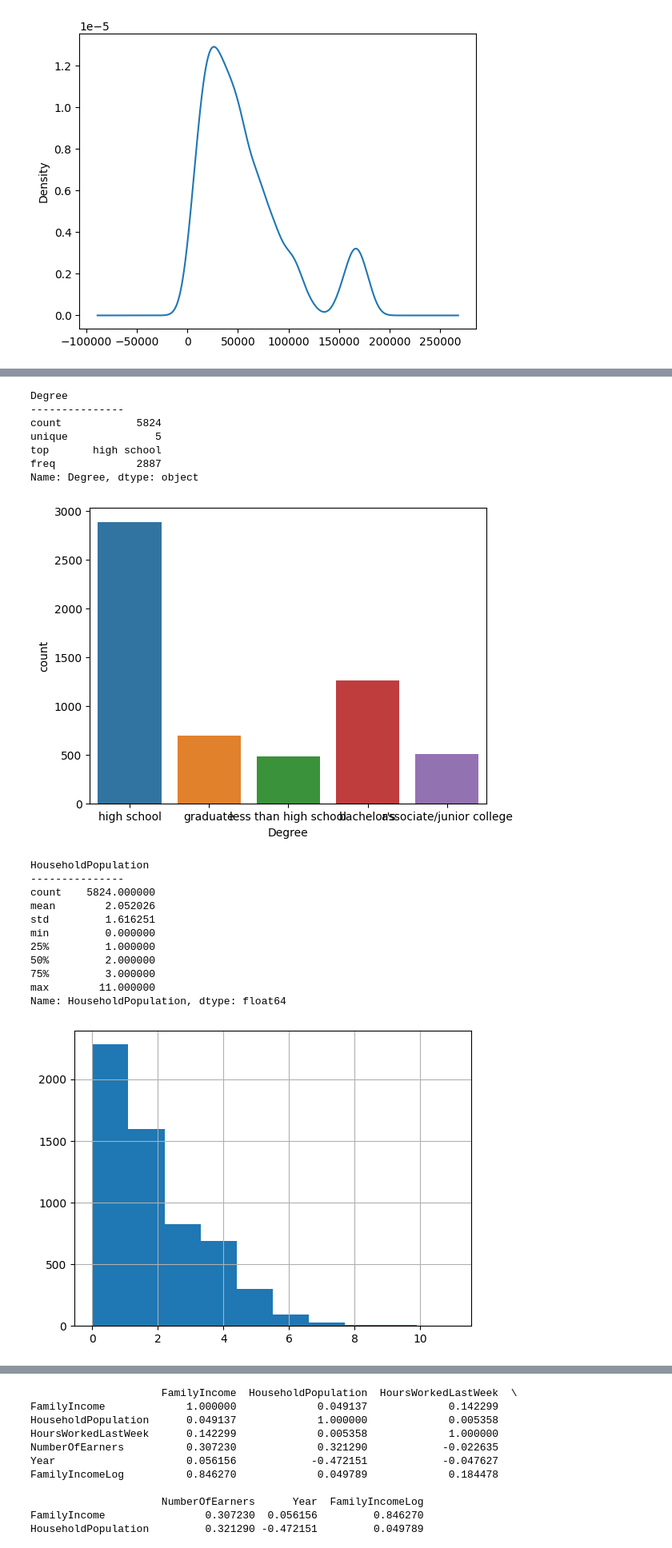
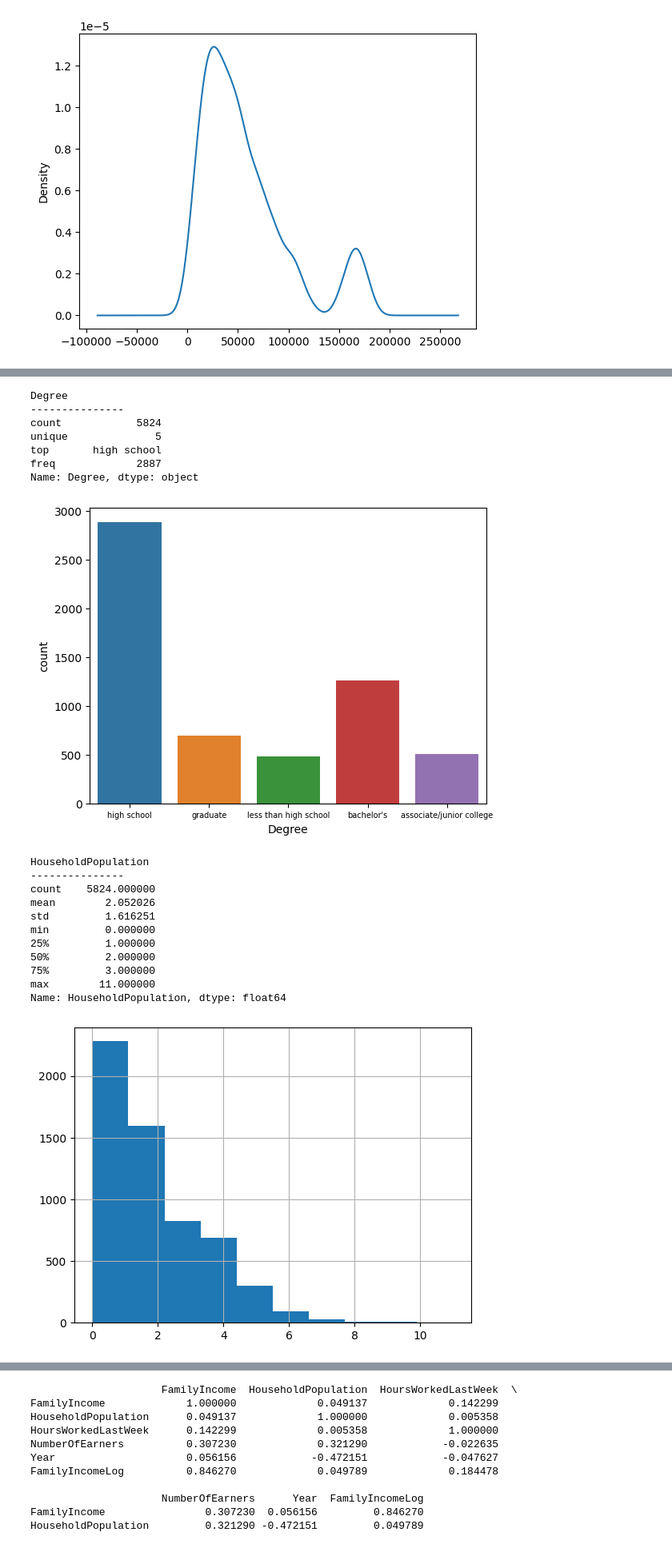
Before and after one commit to DS3001/group7, a Jupyter notebook: Lab1_EDA.ipynb, the cells around one changed output, grey strips where cells are left out. Shown at 80% size. Saved outputs shown, nothing was run; the diff lists cells and outputs as text; code cells hidden in the pictures.

```diff
--- a/Lab1_EDA.ipynb
+++ b/Lab1_EDA.ipynb
@@ -696,6 +751,7 @@ print("\nDegree\n---------------")
 print(filtered_df['Degree'].describe())
 
 sns.countplot(filtered_df, x = 'Degree')
+plt.xticks(fontsize=7)
 plt.show()
 
 #HouseholdPopulation
@@ -721,34 +777,35 @@ plt.show()
 
 #News
 print("\nNews\n---------------")
 print(filtered_df['News'].describe())
 
 sns.countplot(filtered_df, x = 'News')
+plt.xticks(fontsize=7)
 plt.show()
 
 #NumberOfEarners
 print("\nNumberOfEarners\n---------------")
 print(filtered_df['NumberOfEarners'].describe())
 
 filtered_df['NumberOfEarners'].hist()
 plt.show()
 # %% [output]
 Race
 ---------------
 count      5824
 unique        3
 top       white
 freq       4302
 Name: Race, dtype: object
 [figure]
 Degree
 ---------------
 count            5824
 unique              5
 top       high school
 freq             2887
 Name: Degree, dtype: object
-[figure, old version]
+[figure, new version]
 HouseholdPopulation
 ---------------
 count    5824.000000
```
Also changed, not shown: parts of 7 cells of this notebook.
